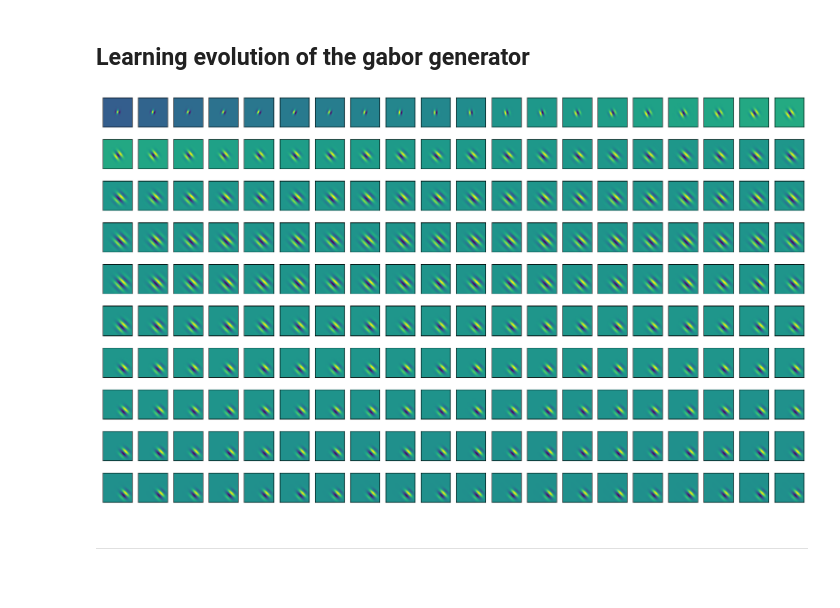
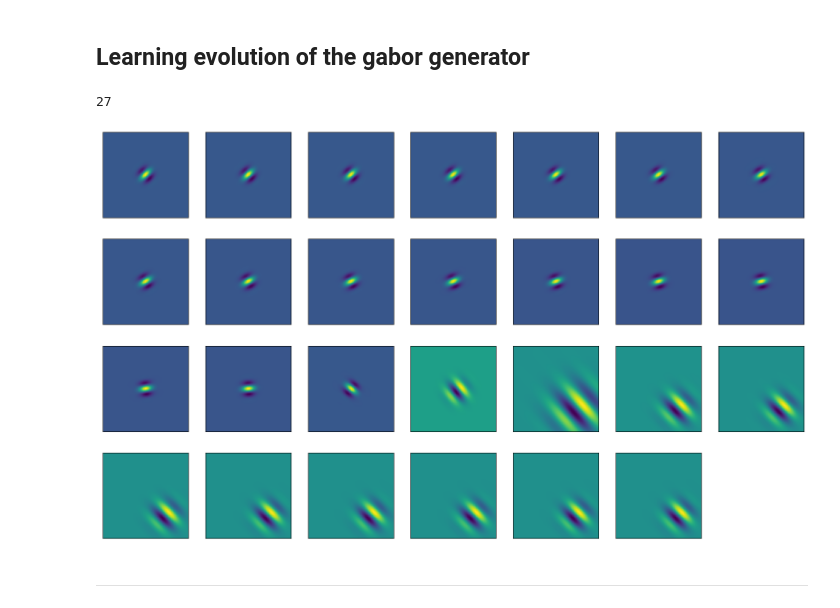
Before and after one commit to mohammadbashiri/fitgabor, a Jupyter notebook: example.ipynb, the cells around one changed output. Cells and saved outputs as stored; diff of their text form; code cells hidden in the pictures; blank space fills up the shorter version.

```diff
--- a/example.ipynb
+++ b/example.ipynb
@@ -65,23 +68,27 @@ ax2.set(xticks=[], yticks=[], title="Learned gabor");
 # %%
-gabor_gen, evolved_rfs = trainer_fn(gabor_gen, neuron, save_rf_every_n_epoch=100)
+gabor_gen, evolved_rfs = trainer_fn(gabor_gen, neuron, optimizer=optim.LBFGS, lr=5e-3, save_rf_every_n_epoch=10)
 # %% [markdown]
 ---
 # %% [markdown]
 ## Learning evolution of the gabor generator
+# %%
+len(evolved_rfs)
+# %% [output]
+27
 # %%
-n_rows = 10
+n_rows = 4
 n_cols = (len(evolved_rfs) + n_rows - 1) // n_rows
 
 fig, axes = plt.subplots(n_rows, n_cols, dpi=100, figsize=(20, 12))
 
 for ind, ax in enumerate(axes.flat):
     if ind < len(evolved_rfs):
         ax.imshow(evolved_rfs[ind])
         ax.set(xticks=[], yticks=[])
     else:
         ax.axis('off')
 # %% [output]
-[figure, old version]
+[figure, new version]
 # %% [markdown]
 ---
 # %% [markdown]
```
Also changed, not shown: parts of 4 cells of this notebook.
